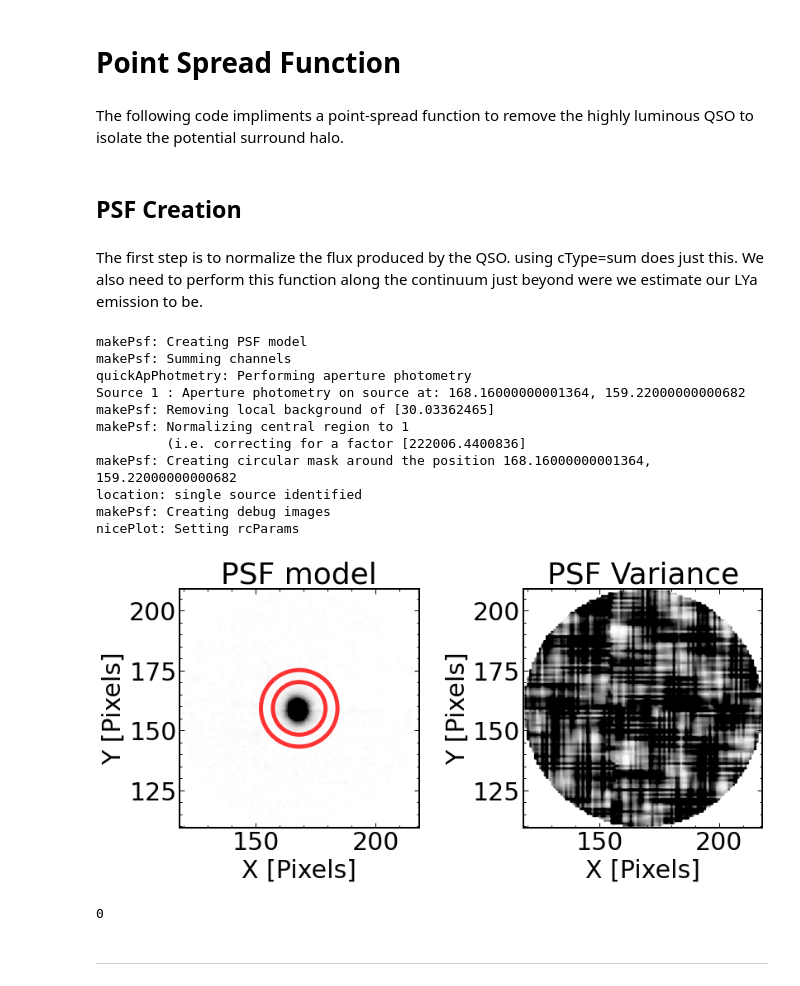
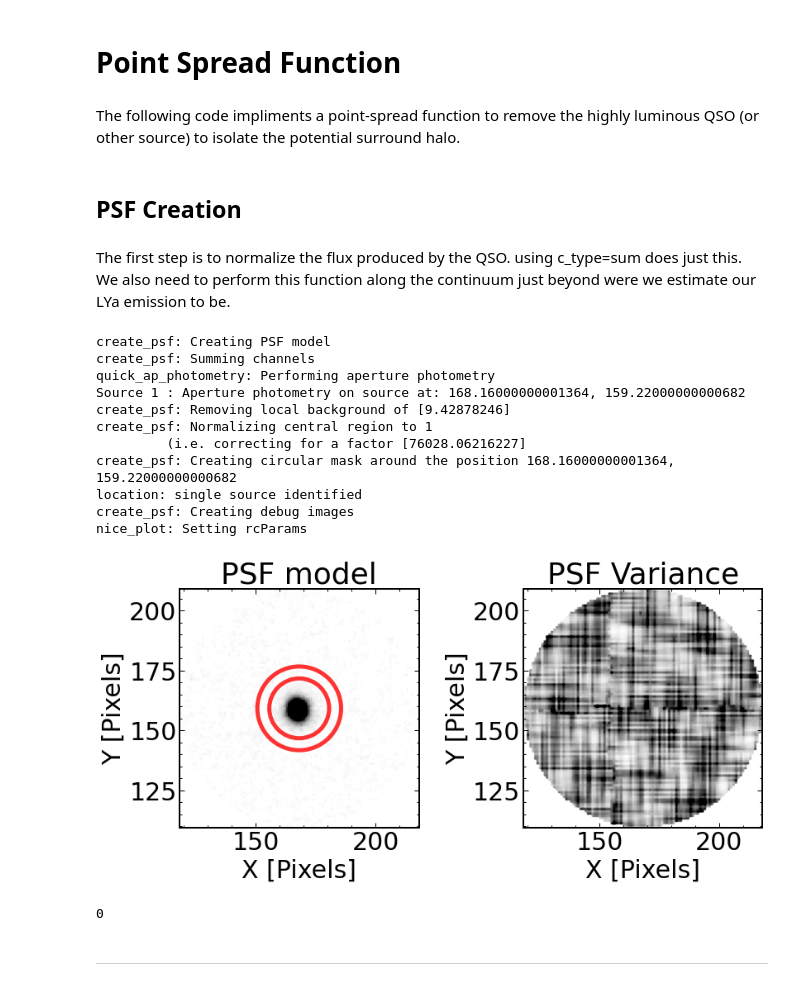
Before and after one commit to EmAstro/pycube, a Jupyter notebook: pycube/notebooks/J0100_notebook.ipynb, the cells around one changed output. Saved outputs shown, nothing was run; the diff lists cells and outputs as text; code cells hidden in the pictures.

```diff
--- a/pycube/notebooks/J0100 notebook.ipynb
+++ b/pycube/notebooks/J0100_notebook.ipynb
@@ -164,12 +156,13 @@ subtractBg is a function which utilizes SEP to smooth the background after isola
 # %%
-dataBg, statBg,_,_,_,_,_,_,_  = psf.subtractBg(test_cube,
-                                               sig_source_detect = 0.02,
-                                               min_source_area=1.,
-                                               source_mask_size=7.,
-                                               edges=60,
-                                               output = DATA_DIR,
-                                               debug = True,
-                                               showDebug = True)
+dataBg, statBg,_,_,_,_,_,_ = psf.subtract_bg(test_cube,
+                                             sig_source_detect = 0.02,
+                                             min_source_area=1.,
+                                             source_mask_size=7.,
+                                             edges=60,
+                                             output=DATA_DIR,
+                                             debug=True,
+                                             show_debug=True,
+                                             sigma_clipping=False)
 gc.collect()
 gc.collect()
 # %% [output]
@@ -320,31 +307,31 @@ gc.collect()
 # %% [markdown]
 # Point Spread Function
 # %% [markdown]
-The following code impliments a point-spread function to remove the highly luminous QSO to isolate the potential surround halo.
+The following code impliments a point-spread function to remove the highly luminous QSO (or other source) to isolate the potential surround halo.
 # %% [markdown]
 ## PSF Creation
 # %% [markdown]
-The first step is to normalize the flux produced by the QSO. using cType=sum does just this. We also need to perform this function along the continuum just beyond were we estimate our LYa emission to be.
+The first step is to normalize the flux produced by the QSO. using c_type=sum does just this. We also need to perform this function along the continuum just beyond were we estimate our LYa emission to be.
 # %%
-psf_data, psf_stat = psf.makePsf(dataBg,statcube=statBg,x_pos=x_pos,y_pos=y_pos,
-                                 inner_rad=22,outer_rad=32,
-                                 min_lambda=1050,max_lambda=1150,
-                                 debug = True,showDebug=True, cType = 'sum')
+psf_data, psf_stat = psf.create_psf(dataBg,statcube=statBg,x_pos=x_pos,y_pos=y_pos,
+                                  inner_rad=25,outer_rad=35,
+                                  min_lambda=1130,max_lambda=1160,
+                                  debug=True,show_debug=True, c_type='sum')
 gc.collect()
 gc.collect()
 # %% [output]
-makePsf: Creating PSF model
-makePsf: Summing channels
-quickApPhotmetry: Performing aperture photometry
+create_psf: Creating PSF model
+create_psf: Summing channels
+quick_ap_photometry: Performing aperture photometry
 Source 1 : Aperture photometry on source at: 168.16000000001364, 159.22000000000682
-makePsf: Removing local background of [30.03362465]
-makePsf: Normalizing central region to 1
-         (i.e. correcting for a factor [222006.4400836]
-makePsf: Creating circular mask around the position 168.16000000001364, 159.22000000000682
+create_psf: Removing local background of [9.42878246]
+create_psf: Normalizing central region to 1
+         (i.e. correcting for a factor [76028.06216227]
+create_psf: Creating circular mask around the position 168.16000000001364, 159.22000000000682
 location: single source identified
-makePsf: Creating debug images
-nicePlot: Setting rcParams
+create_psf: Creating debug images
+nice_plot: Setting rcParams
-[figure, old version]
+[figure, new version]
 0
 # %% [markdown]
 -------------
```
Also changed, not shown: parts of 36 cells of this notebook, 3 other files.
